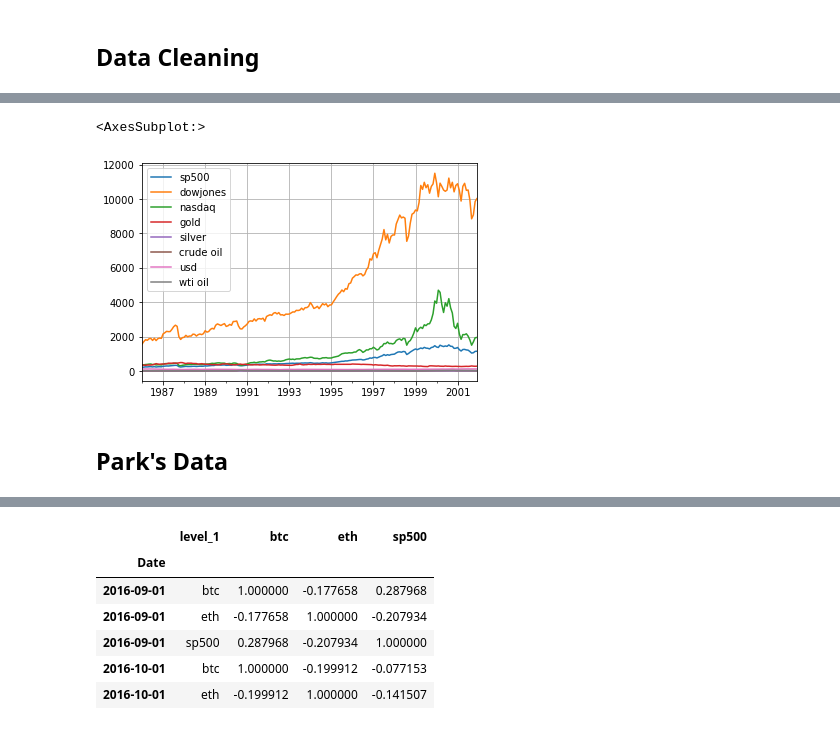
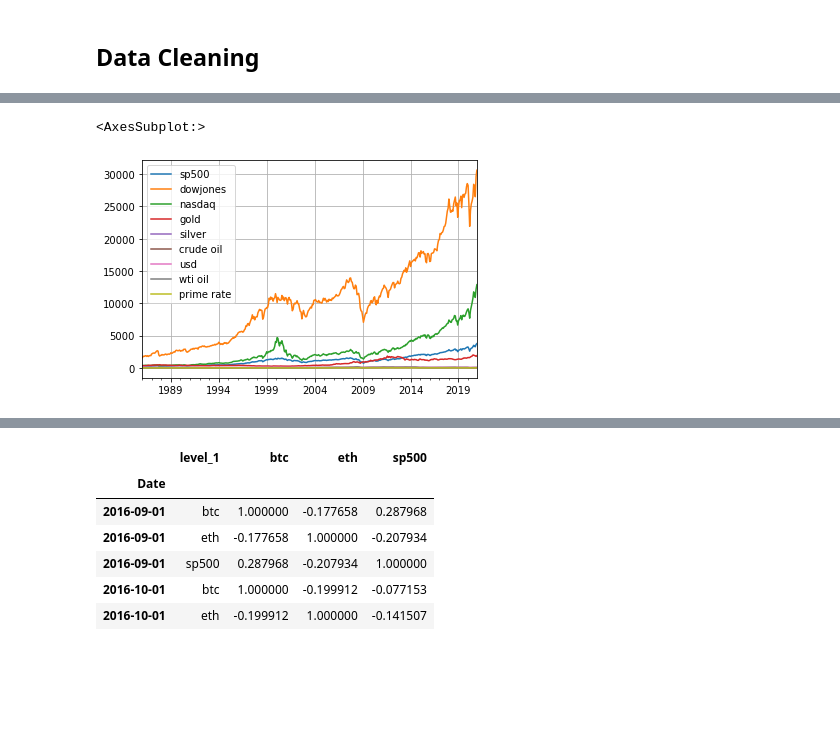
Before and after one commit to lfarlima/Monte-Carlo-Simulation, a Jupyter notebook: Project-01/Project1_master.ipynb, the cells around one changed output, grey strips where cells are left out. Saved outputs shown, nothing was run; the diff lists cells and outputs as text; code cells hidden in the pictures; blank space fills up the shorter version.

```diff
--- a/Project-01/Project1_master.ipynb
+++ b/Project-01/Project1_master.ipynb
@@ -38,7 +35,7 @@ ir_data = pd.read_csv("DATA SOURCES/Real_GDP_per_captia.csv",index_col='DATE', p
 # %%
 # set, pull and display data from YFinance
 dxy_df = yf.download('DX-Y.NYB',
-                       start='1980-01-01',
+                       start='1985-01-01',
                        end='2020-12-31',
                        progress=False,
                        index_col ='Date',
@@ -79,3 +76,5 @@ dxy_df.rename(columns={'Close':'usd'}, inplace= True)
 wti_df.rename(columns={'MCOILWTICO':'wti oil'}, inplace = True)
 real_gdp.rename(columns={"A939RX0Q048SBEA": "gdp"},inplace=True)
 ir_data.rename(columns={"A939RX0Q048SBEA": "interest rate"},inplace=True)
+inflation_data.rename(columns={"Inflation Rate":'prime rate'},inplace=True)
+hpi_data.rename(columns={'USSTHPI':"house price index"},inplace=True)
@@ -102,5 +100,6 @@ memory usage: 16.9+ KB
 df_commodities = df_commodities.apply(lambda x: x.str.replace(",",""))
 df_commodities = df_commodities.astype('float')
 df_commodities.info()
+inflation_data['prime rate'] = inflation_data['prime rate'].astype('float')
 # %% [output]
 <class 'pandas.core.frame.DataFrame'>
@@ -116,7 +116,7 @@ dtypes: float64(4)
 memory usage: 16.9 KB
 # %%
 # combine commodity df with oil datasets
-oil_commodities_sp500 = pd.concat([df_commodities,df_silver,df_crudeoil,dxy_df, wti_df], join='inner', axis="columns")
+oil_commodities_sp500 = pd.concat([df_commodities,df_silver,df_crudeoil,dxy_df, wti_df,inflation_data],  join='inner',axis="columns")
 oil_commodities_sp500.info()
 # %% [output]
 <class 'pandas.core.frame.DataFrame'>
@@ -195,11 +198,9 @@ sns.heatmap(oil_commodities_corr, vmin=-1, vmax=1)
 # %%
 oil_commodities_sp500.plot(y=['sp500', 'dowjones', 'nasdaq', 'gold', 'silver', 'crude oil', 'usd',
-       'wti oil'],grid=True)
+       'wti oil','prime rate'],grid=True)
 # %% [output]
 <AxesSubplot:>
-[figure, old version]
+[figure, new version]
-# %% [markdown]
-## Park's Data
 # %%
 prices_commodities = oil_commodities_sp500[["sp500","gold","silver","crude oil"]].hvplot.line(xlabel="Date", ylabel="Monthly Close Price")
 prices_gold = oil_commodities_sp500[["sp500","gold"]].hvplot.line(xlabel="Date", ylabel="Monthly Close Price")
```
Also changed, not shown: parts of 29 cells of this notebook, 25 other files.
